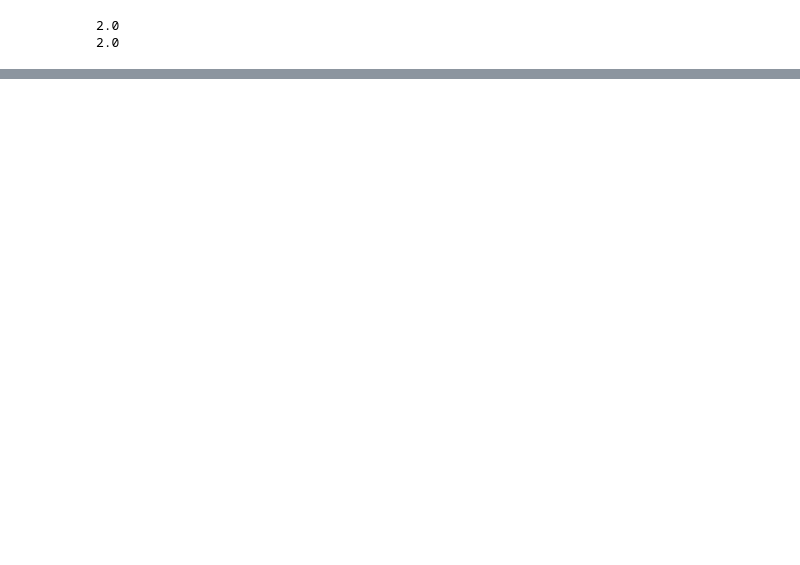
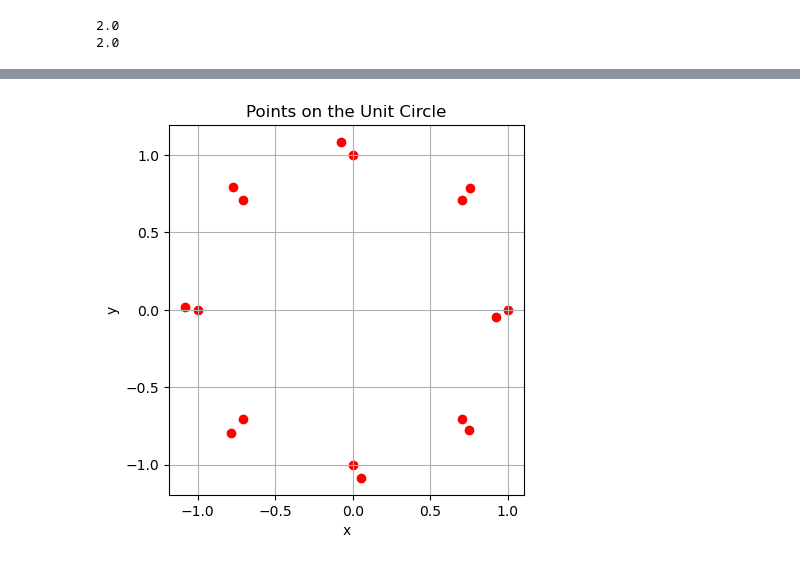
Before and after one commit to nlpsoc/emb-diversity, a Jupyter notebook: src/2d_experiments.ipynb, the cells around one changed output, grey strips where cells are left out. Saved outputs shown, nothing was run; the diff lists cells and outputs as text; code cells hidden in the pictures; blank space fills up the shorter version.

Commit message:
cleaned up code a bit, added visual examples in 2d_experiments.ipynb and test cases in test/test_two_d.py

```diff
--- a/src/2d_experiments.ipynb
+++ b/src/2d_experiments.ipynb
@@ -68,0 +69,4 @@ two
+# %%
+dataset1_orig = two_d.create_normed_datapoints()
+dataset1_duplicates = two_d.duplicate_dataset(dataset1_orig, near_duplicates=True, perturb_lambda=0.1)
+dataset1_duplicates
@@ -68,0 +90,4 @@ two
+# %%
+two_d.plot_points(dataset1_duplicates)
+# %% [output]
+[figure, added]
```
Also changed, not shown: parts of 8 cells of this notebook, 2 other files.
